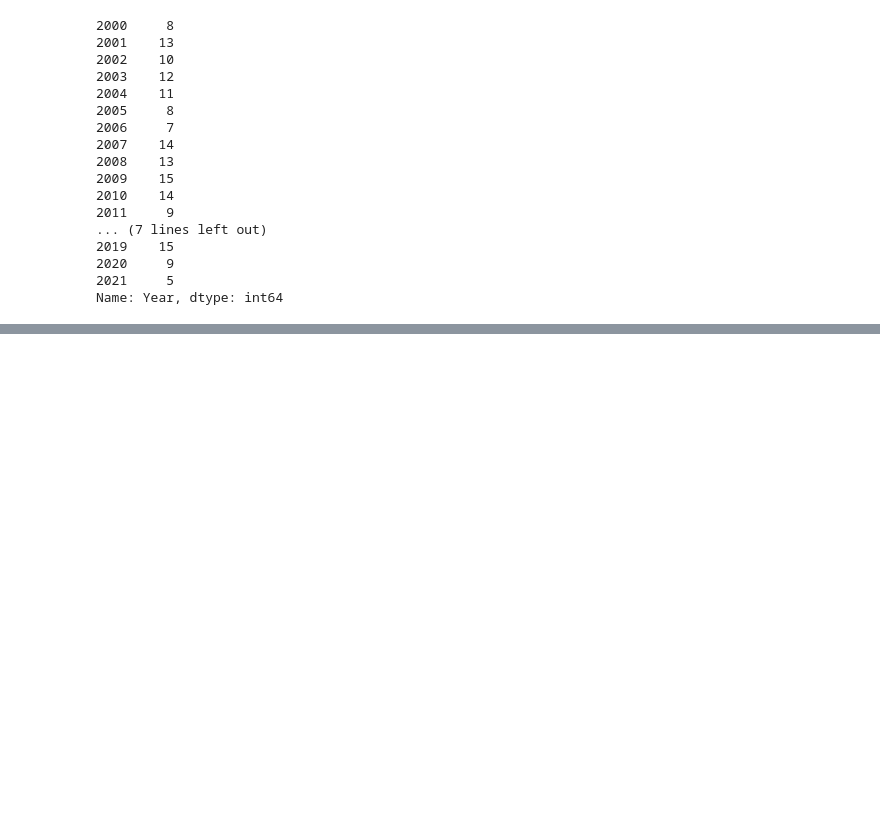
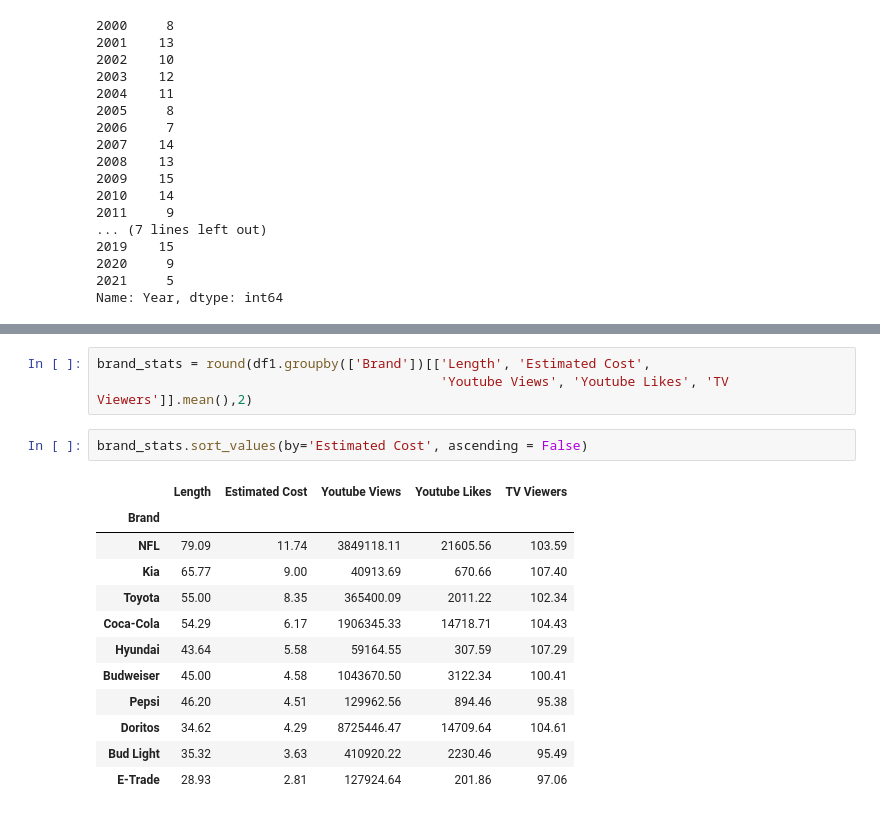
Before and after one commit to prabhuparthiban/Superbowl_Commercials_Challenge, a Jupyter notebook: superbowl.ipynb, the cells around one changed output, grey strips where cells are left out. Drawn from its saved outputs; the diff is of its cells as text; blank space fills up the shorter version.

```diff
--- a/superbowl.ipynb
+++ b/superbowl.ipynb
@@ -174,0 +184,18 @@ df
+# %%
+brand_stats = round(df1.groupby(['Brand'])[['Length', 'Estimated Cost',
+                                            'Youtube Views', 'Youtube Likes', 'TV Viewers']].mean(),2)
+# %%
+brand_stats.sort_values(by='Estimated Cost', ascending = False)
+# %% [output]
+|  | Length | Estimated Cost | Youtube Views | Youtube Likes | TV Viewers |
+| Brand |  |  |  |  |  |
+| NFL | 79.09 | 11.74 | 3849118.11 | 21605.56 | 103.59 |
+| Kia | 65.77 | 9.00 | 40913.69 | 670.66 | 107.40 |
+| Toyota | 55.00 | 8.35 | 365400.09 | 2011.22 | 102.34 |
+| Coca-Cola | 54.29 | 6.17 | 1906345.33 | 14718.71 | 104.43 |
+| Hyundai | 43.64 | 5.58 | 59164.55 | 307.59 | 107.29 |
+| Budweiser | 45.00 | 4.58 | 1043670.50 | 3122.34 | 100.41 |
+| Pepsi | 46.20 | 4.51 | 129962.56 | 894.46 | 95.38 |
+| Doritos | 34.62 | 4.29 | 8725446.47 | 14709.64 | 104.61 |
+| Bud Light | 35.32 | 3.63 | 410920.22 | 2230.46 | 95.49 |
+| E-Trade | 28.93 | 2.81 | 127924.64 | 201.86 | 97.06 |
```
Also changed, not shown: parts of 43 cells of this notebook, 1 other file.
